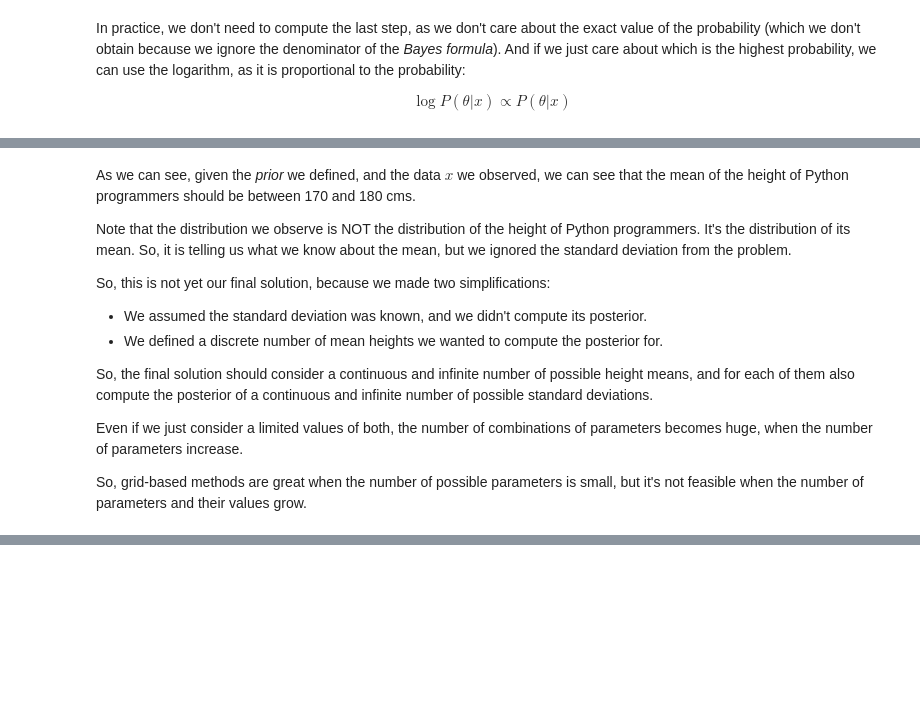
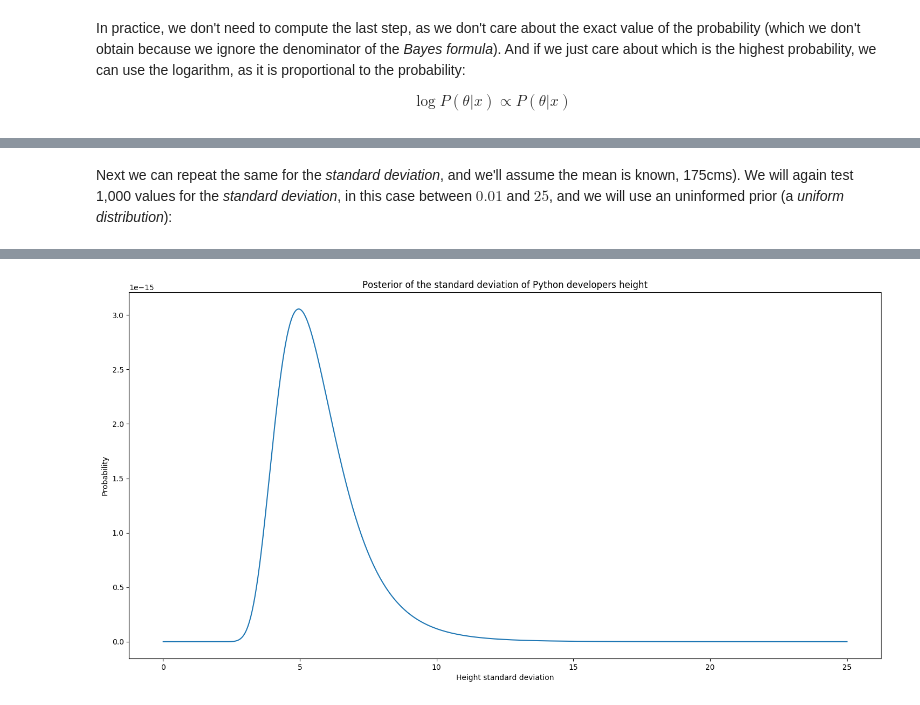
Before and after one commit to roumail/bayesian-tutorials, a Jupyter notebook: Bayesian inference tutorial.ipynb, the cells around one changed output, grey strips where cells are left out. Saved outputs shown, nothing was run; the diff lists cells and outputs as text; code cells hidden in the pictures; blank space fills up the shorter version.

```diff
--- a/Bayesian inference tutorial.ipynb
+++ b/Bayesian inference tutorial.ipynb
@@ -450,14 +451,31 @@ Wall time: 912 ms
-# %% [markdown]
-As we can see, given the *prior* we defined, and the data $x$ we observed, we can see that the mean of the height of Python programmers should be between 170 and 180 cms.
-
-Note that the distribution we observe is NOT the distribution of the height of Python programmers. It's the distribution of its mean. So, it is telling us what we know about the mean, but we ignored the standard deviation from the problem.
-
-So, this is not yet our final solution, because we made two simplifications:
-* We assumed the standard deviation was known, and we didn't compute its posterior.
-* We defined a discrete number of mean heights we wanted to compute the posterior for.
-
-So, the final solution should consider a continuous and infinite number of possible height means, and for each of them also compute the posterior of a continuous and infinite number of possible standard deviations.
-
-Even if we just consider a limited values of both, the number of combinations of parameters becomes huge, when the number of parameters increase.
-
-So, grid-based methods are great when the number of possible parameters is small, but it's not feasible when the number of parameters and their values grow.
+# %% [markdown]
+Next we can repeat the same for the *standard deviation*, and we'll assume the mean is known, 175cms). We will again test 1,000 values for the *standard deviation*, in this case between $0.01$ and $25$, and we will use an uninformed prior (a *uniform distribution*):
+# %%
+import numpy
+import scipy.stats
+from matplotlib import pyplot
+
+x = [183, 168, 177, 170, 175, 177, 178, 166, 174, 178]
+min_sigma = .01
+max_sigma = 25.
+# standard deviation can't be 0, so we avoid having it as a candidate
+sigma_candidates = numpy.linspace(min_sigma, max_sigma, 1000)
+mu = 175.
+
+def posterior(mu, sigma, x):
+    sigma_prior = scipy.stats.uniform.logpdf(sigma, min_sigma, max_sigma)
+    return sigma_prior + scipy.stats.norm.logpdf(x, mu, sigma).sum()
+
+def compute_posteriors(mu, sigma_candidates, x):
+    for sigma in sigma_candidates:
+        yield posterior(mu, sigma, x)
+
+%time posteriors = list(compute_posteriors(mu, sigma_candidates, x))
+
+print('Most likely standard deviation height: %.2f' % sigma_candidates[numpy.argmax(posteriors)])
+
+pyplot.plot(sigma_candidates, numpy.exp(posteriors))
+pyplot.xlabel('Height standard deviation')
+pyplot.ylabel('Probability')
+pyplot.title('Posterior of the standard deviation of Python developers height');
+# %% [output]
@@ -463,0 +485 @@ So, grid-based methods are great when the number of possible parameters is small
+[figure, added]
```
Also changed, not shown: parts of 10 cells of this notebook.
